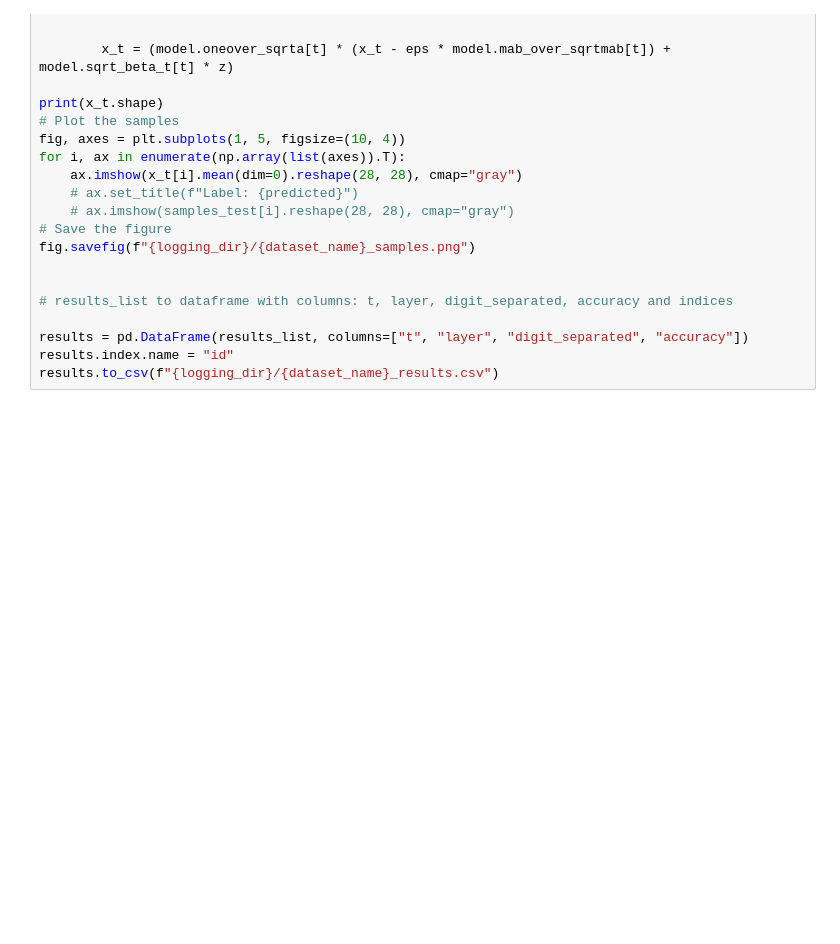
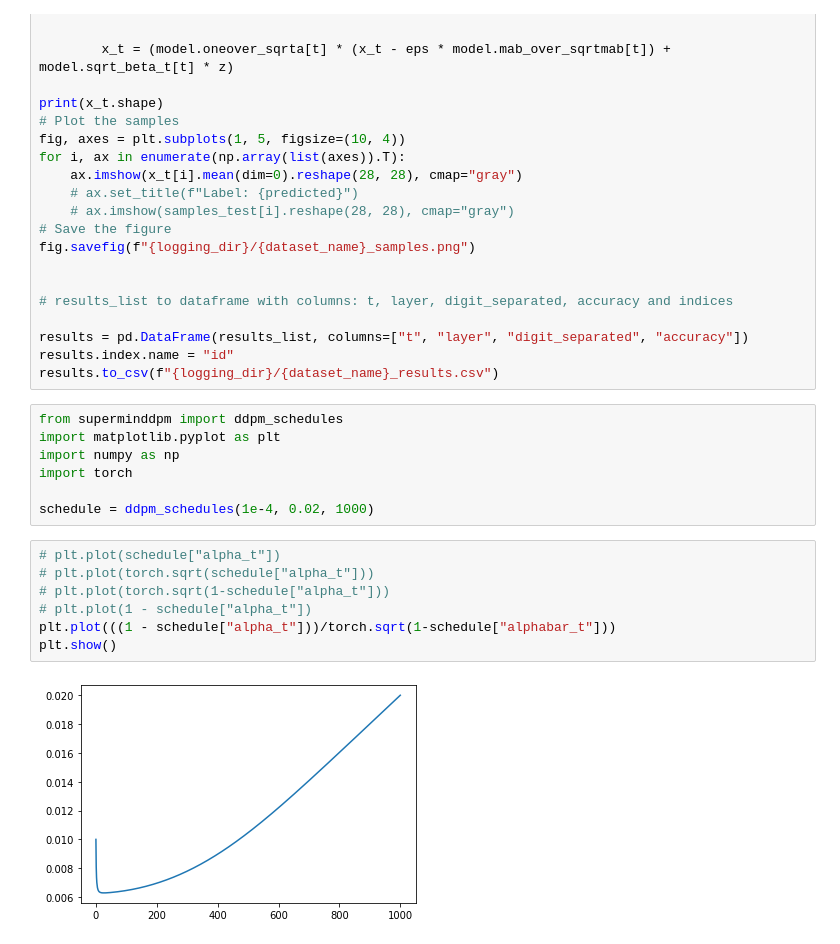
Before and after one commit to willdalh/minDiffusion-fork, a Jupyter notebook: tcav_test.ipynb, the cells around one changed output. Saved outputs shown, nothing was run; the diff lists cells and outputs as text; blank space fills up the shorter version.

```diff
--- a/tcav_test.ipynb
+++ b/tcav_test.ipynb
@@ -138,3 +138,19 @@ fig.savefig(f"{logging_dir}/{dataset_name}_samples.png")
 results = pd.DataFrame(results_list, columns=["t", "layer", "digit_separated", "accuracy"])
 results.index.name = "id"
 results.to_csv(f"{logging_dir}/{dataset_name}_results.csv")
+# %%
+from superminddpm import ddpm_schedules
+import matplotlib.pyplot as plt
+import numpy as np
+import torch
+
+schedule = ddpm_schedules(1e-4, 0.02, 1000)
+# %%
+# plt.plot(schedule["alpha_t"])
+# plt.plot(torch.sqrt(schedule["alpha_t"]))
+# plt.plot(torch.sqrt(1-schedule["alpha_t"]))
+# plt.plot(1 - schedule["alpha_t"])
+plt.plot(((1 - schedule["alpha_t"]))/torch.sqrt(1-schedule["alphabar_t"]))
+plt.show()
+# %% [output]
+[figure, added]
```
Also changed, not shown: 1 other file.
